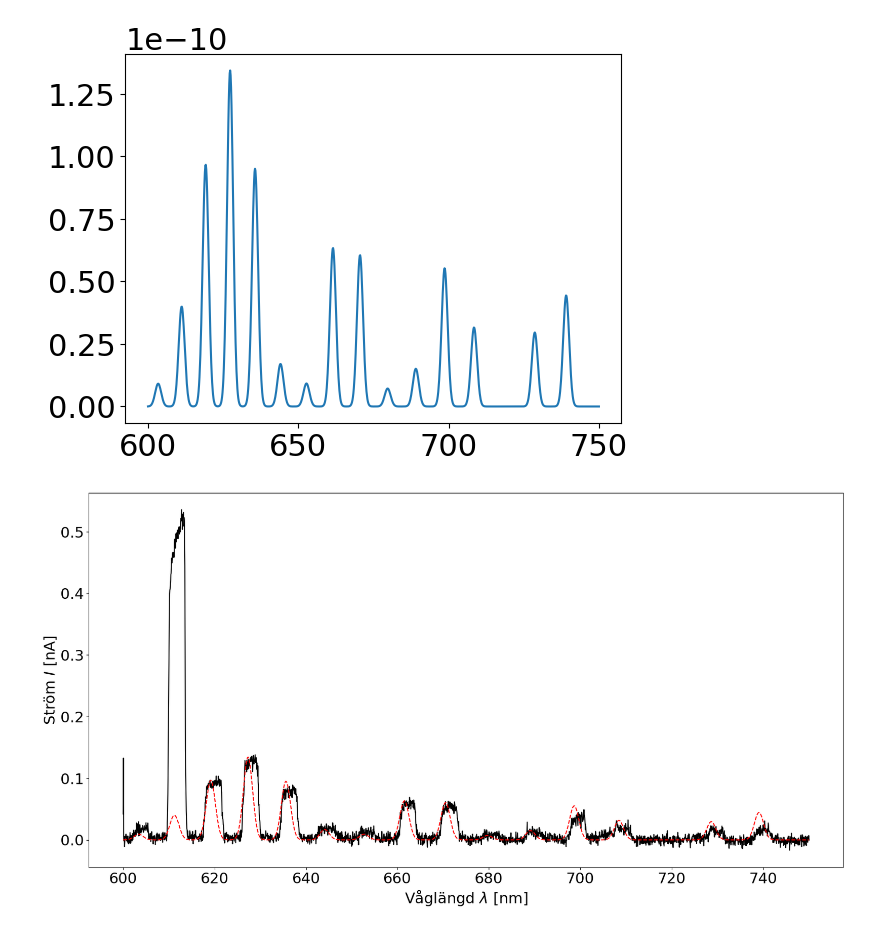
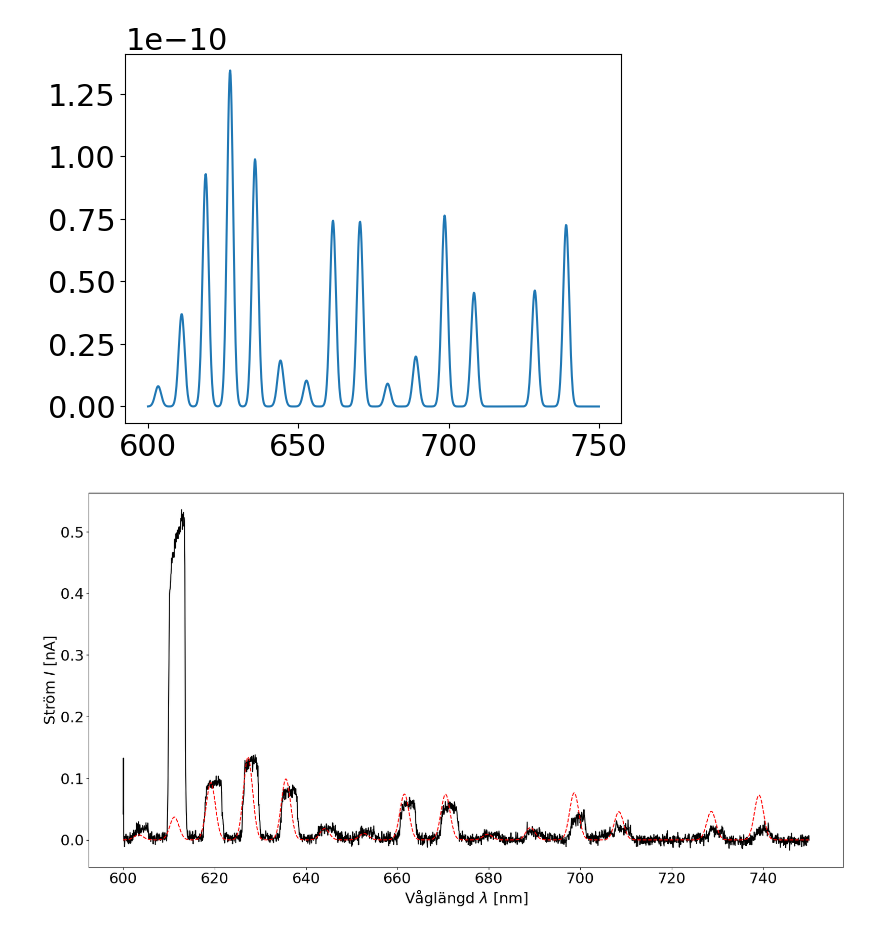
Before and after one commit to Karlandersson02/Kvant_expfys2, a Jupyter notebook: Franck-Condon.ipynb, the cells around one changed output. Cells and saved outputs as stored; diff of their text form; code cells hidden in the pictures.

```diff
--- a/Franck-Condon.ipynb
+++ b/Franck-Condon.ipynb
@@ -5,7 +23,7 @@ import matplotlib.pyplot as plt
 c = 299792458
 e = 1.602 *10**(-19)
 h = 6.626 *10**(-34)
-hbar = h/(2*np.pi)
+
 
 cminv1_to_J = h*c/(10**(-2))
 
@@ -13,4 +31,5 @@ cminv1_to_J = h*c/(10**(-2))
 u = 1822.888
 Å = 1.8897259886
 cminv = 4.55633e-6
+hbar = 1
 # %%
@@ -45,8 +65,8 @@ def hamiltionian(r, potential_func):
 
     H = np.zeros((N,N))
     i,j = np.indices(H.shape)
-    H[i==j] = 1/(mu*dr**2)
-    H[abs(i-j)==1] = -1/(2*mu*dr**2)
+    H[i==j] = hbar**2/(mu*dr**2)
+    H[abs(i-j)==1] = -hbar**2/(2*mu*dr**2)
 
     H[i==j] += potential_func(r)
 
@@ -70,7 +90,7 @@ E_X, psi_X = np.linalg.eigh(X_H)
 E_B, psi_B = np.linalg.eigh(B_H)
 # %%
 lambdas = []
-intensity = []
+FC_kvadrat = []
 vprime = 9
 
 for vbis in range(0, 17):
@@ -80,42 +100,40 @@ for vbis in range(0, 17):
 
     FC = np.sum(np.multiply(psi_X[:, vbis], psi_B[:, vprime]))*dr
     frequency = c/lam
-    intensity.append(FC*FC*frequency**3)
+    FC_kvadrat.append(FC*FC)
 
 lambdas = np.array(lambdas)*10**9
 # %%
 
 N = 1000
 lam_intervall = (600, 750)
 lam = np.linspace(lam_intervall[0], lam_intervall[1], N)
-FC_faktorer = np.zeros_like(lam)
+FC_norm = np.zeros_like(lam)
 
 
 def gaussian(x, mean, std, height):
-    normalization = 1/ (np.sqrt(2 * np.pi) * std)
-    norm_dist = normalization * np.exp(-0.5*((lam-mean)/std)**2)
-    return height * norm_dist
+    normal_dist = np.exp(-0.5*((lam-mean)/std)**2)/(np.sqrt(2*np.pi)*std)
+    return height * normal_dist
 
-# Iterate over peaks and add them to the spectrum
+
 for i in range(0, len(lambdas)):
     peak_mid = lambdas[i]
-    peak_height = intensity[i]
+    peak_height = FC_kvadrat[i]
     peak_width = 1
 
-    peak = gaussian(lambdas[i], peak_mid, peak_width, peak_height)
-    FC_faktorer += peak
+    peak = gaussian(i, peak_mid, peak_width, peak_height)
+    FC_norm += peak
 
-# Normalize intensity to highest peak
-FC_faktorer /= np.max(FC_faktorer)
-FC_faktorer *= (HEL.averaged_data['Current'][*HEL.get_closest_index([628])]+offset)
+#Normaliserar först till max = 1 och sedan efter fjärde toppen
+FC_norm /= np.max(FC_norm)
+offset =-482e-12
+FC_norm *= (HEL.averaged_data['Current'][*HEL.get_closest_index([628])]+offset)
 
-plt.plot(lam, FC_faktorer)
+plt.plot(lam, FC_norm)
 plt.show()
 # %% [output]
-[figure, old version]
+[figure, new version]
 # %%
-from main import *
-offset =-482e-12
 HEL = Measurement_group(HEL1_PATH, HEL2_PATH, HEL3_PATH, offset=offset)
 matplotlib.rcParams.update({'font.size': 22})
 plt.figure(figsize=(20,10))
@@ -123,8 +141,8 @@ plt.plot(HEL.averaged_data['Wavelength'], (HEL.averaged_data['Current']+offset)/
 
 plt.xlabel(r'Våglängd $\lambda$ [nm]')
 plt.ylabel(r'Ström $I$ [nA]')
-plt.plot(lam, FC_faktorer/1e-9, '--r')
+plt.plot(lam, FC_norm/1e-9, '--r')
 plt.savefig(r'C:\Users\kelme\OneDrive\Dokument\Experimentell Fysik\Kvantfysik\Kvant_expfys2\Figurer\Franckidoodle.pdf')
 plt.show()
 # %% [output]
-[figure, old version]
+[figure, new version]
```
Also changed, not shown: parts of 2 cells of this notebook.
